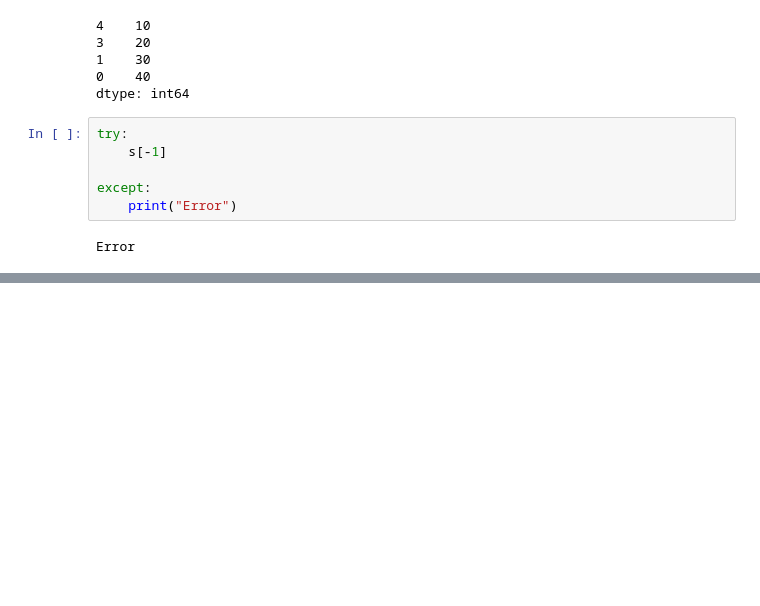
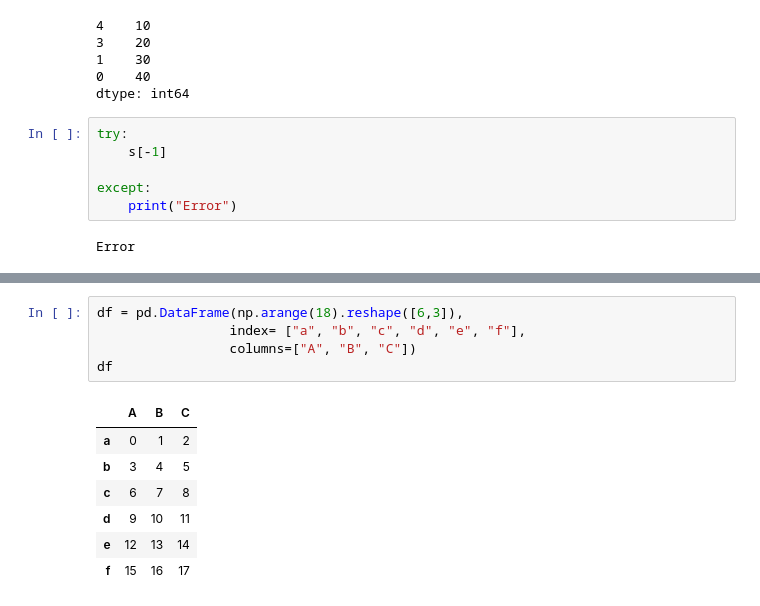
Before and after one commit to DanielMdevlop/PythonDataScience, a Jupyter notebook: Pandas/04Seleccion_Datos.ipynb, the cells around one changed output, grey strips where cells are left out. Drawn from its saved outputs; the diff is of its cells as text; blank space fills up the shorter version.

```diff
--- a/Pandas/04Seleccion_Datos.ipynb
+++ b/Pandas/04Seleccion_Datos.ipynb
@@ -73,0 +669,13 @@ Error
+# %%
+df = pd.DataFrame(np.arange(18).reshape([6,3]),
+                 index= ["a", "b", "c", "d", "e", "f"],
+                 columns=["A", "B", "C"])
+df
+# %% [output]
+|  | A | B | C |
+| a | 0 | 1 | 2 |
+| b | 3 | 4 | 5 |
+| c | 6 | 7 | 8 |
+| d | 9 | 10 | 11 |
+| e | 12 | 13 | 14 |
+| f | 15 | 16 | 17 |
```
Also changed, not shown: parts of 158 cells of this notebook.
